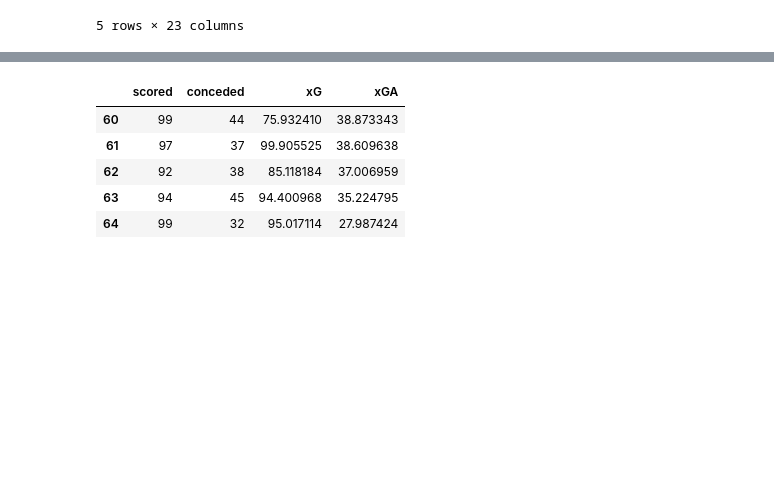
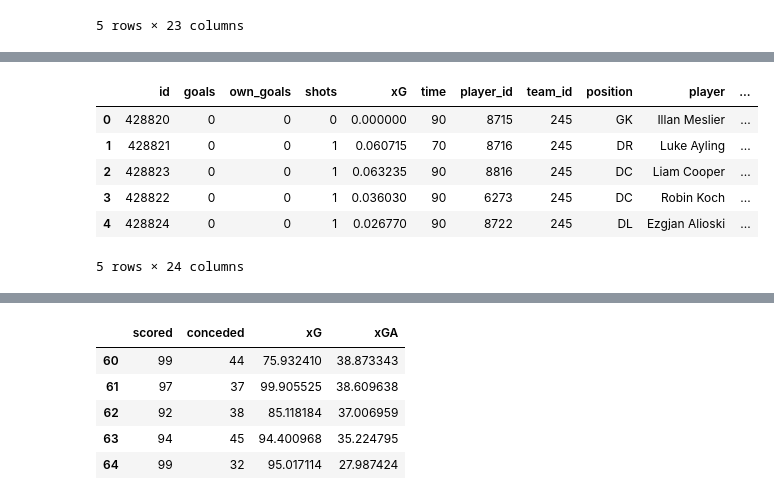
Before and after one commit to aadvikmazumdar/OnTarget---Football-Analytics-Agentic-AI-System, a Jupyter notebook: notebooks/xG_analysis.ipynb, the cells around one changed output, grey strips where cells are left out. Drawn from its saved outputs; the diff is of its cells as text; code cells hidden in the pictures; blank space fills up the shorter version.

```diff
--- a/notebooks/xG_analysis.ipynb
+++ b/notebooks/xG_analysis.ipynb
@@ -27,3 +38,14 @@ teams_df.head()
+# %%
+rosters_df = pd.read_csv("../data/processed/rosters.csv")
+rosters_df.head()
+# %% [output]
+|  | id | goals | own_goals | shots | xG | time | player_id | team_id | position | player | ... |
+| 0 | 428820 | 0 | 0 | 0 | 0.000000 | 90 | 8715 | 245 | GK | Illan Meslier | ... |
+| 1 | 428821 | 0 | 0 | 1 | 0.060715 | 70 | 8716 | 245 | DR | Luke Ayling | ... |
+| 2 | 428823 | 0 | 0 | 1 | 0.063235 | 90 | 8816 | 245 | DC | Liam Cooper | ... |
+| 3 | 428822 | 0 | 0 | 1 | 0.036030 | 90 | 6273 | 245 | DC | Robin Koch | ... |
+| 4 | 428824 | 0 | 0 | 1 | 0.026770 | 90 | 8722 | 245 | DL | Ezgjan Alioski | ... |
+5 rows × 24 columns
 # %%
 home_df = (teams_df[teams_df['h_a']=='h'].groupby(['team_name','league','year'])
            [['scored','missed','xG','xGA']].sum().reset_index())
```
Also changed, not shown: parts of 24 cells of this notebook, 6 other files.
